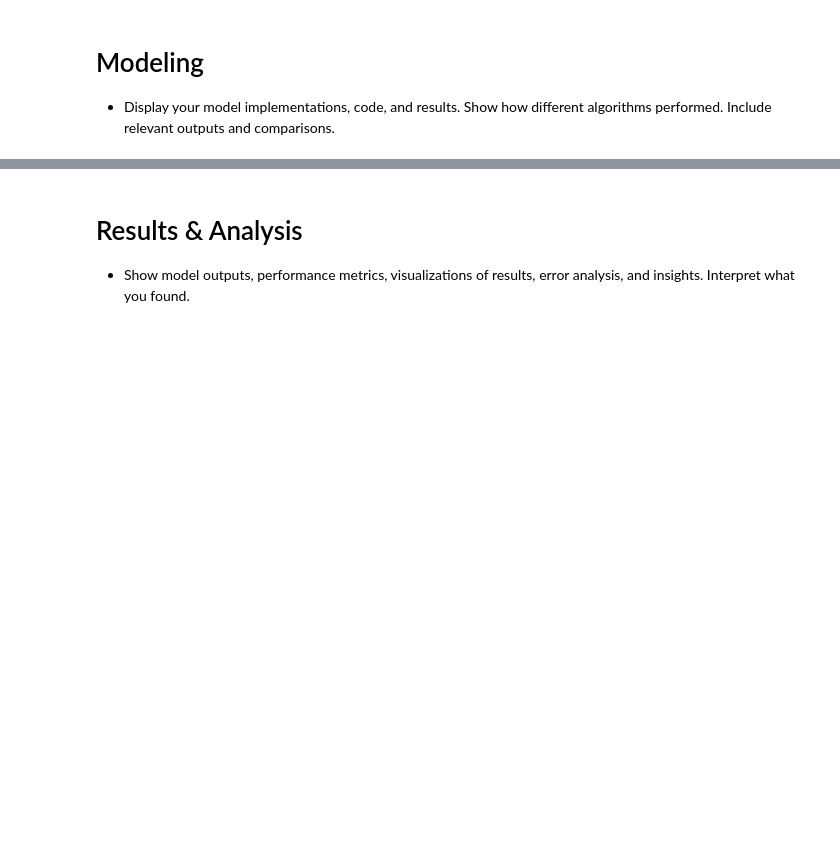
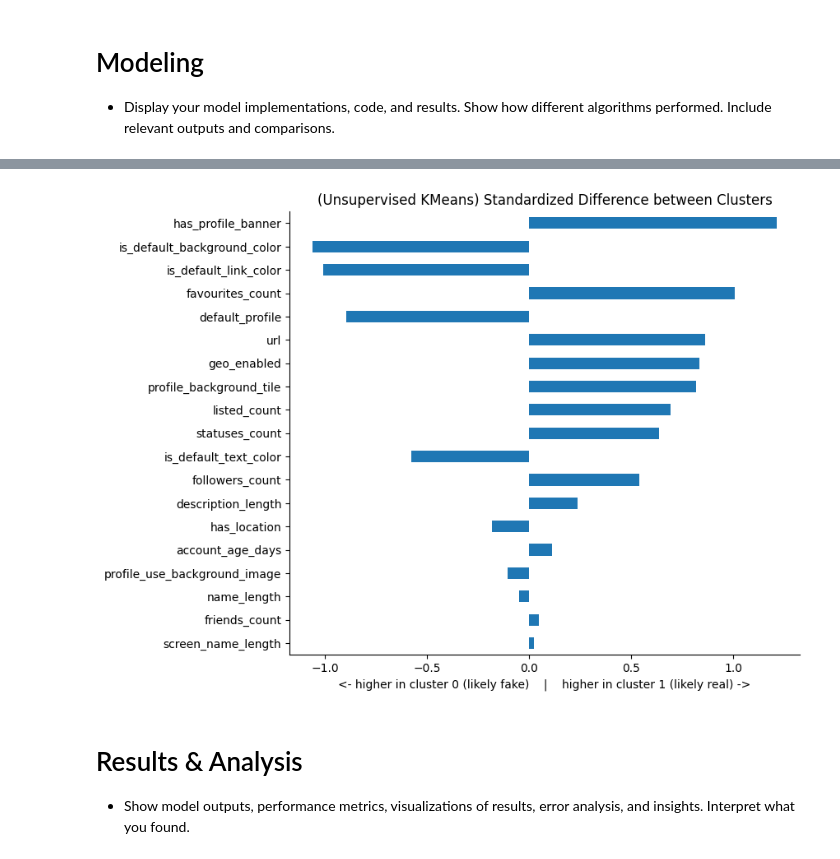
Before and after one commit to Rohan-Yelandur/ml1-final-project, a Jupyter notebook: project_rome.ipynb, the cells around one changed output, grey strips where cells are left out. Cells and saved outputs as stored; diff of their text form; code cells hidden in the pictures; blank space fills up the shorter version.

Commit message:
finalizing decision trees, and added experimental KMeans

```diff
--- a/project_rome.ipynb
+++ b/project_rome.ipynb
@@ -635,0 +667,63 @@ dtype: float64
+# %%
+####### Data Modeling (KMeans): #######
+
+from sklearn.preprocessing import StandardScaler
+from sklearn.decomposition import PCA
+from sklearn.cluster import KMeans
+from sklearn.metrics import adjusted_rand_score, normalized_mutual_info_score
+import warnings
+
+# An additional experiment to unveil unsupervised learning results (for comparison):
+
+warnings.filterwarnings("ignore", category=RuntimeWarning)
+km_df = df.copy()
+km_X = km_df.drop(columns=["is_fake"])
+km_y = km_df["is_fake"]
+km_X = np.log1p(km_X) # computes log(1 + x) for every value. Used for skewed data..
+print("km_df shape: ", km_df.shape, "\n")
+
+km_X_scaled = StandardScaler().fit_transform(km_X)
+km_pca = PCA(random_state=42).fit(km_X_scaled)
+cumulative = np.cumsum(km_pca.explained_variance_ratio_)
+n_components = (np.argmax(cumulative >= .90) + 1)
+print("num components that retain 90% variance: ", n_components)
+# The fact that you need 380 of 574 (66% of the data) means PCA
+# isn't compressing the data much, and wouldn't be great with this data..
+
+km_X_pca = PCA(n_components=n_components, random_state=42).fit_transform(km_X_scaled) # should reduce
+km_labels = KMeans(n_clusters=2, n_init=10, random_state=0).fit_predict(km_X_pca)
+print(f"{'adjusted_rand_score: ':<30} {adjusted_rand_score(km_y, km_labels):.4f}")
+print(f"{'normalized_mutual_info_score: ':<30} {normalized_mutual_info_score(km_y, km_labels):.4f}")
+print(pd.crosstab(km_labels, km_y), "\n")
+
+# However, if we try to remove the string columns, and try pca reduction again,
+# We get:
+string_col_prefixes = ("name_char_", "screen_name_char_", "desc_word_")
+km_X_non_text = km_X[[c for c in km_X.columns if not c.startswith(string_col_prefixes)]]
+
+km_X_scaled = StandardScaler().fit_transform(km_X_non_text)
+km_pca = PCA(random_state=42).fit(km_X_scaled)
+cumulative = np.cumsum(km_pca.explained_variance_ratio_)
+n_components = (np.argmax(cumulative >= .90) + 1)
+print("num components that retain 90% variance: ", n_components)
+
+km_X_pca = PCA(n_components=n_components, random_state=42).fit_transform(km_X_scaled) # should reduce
+km_labels = KMeans(n_clusters=2, n_init=10, random_state=0).fit_predict(km_X_pca)
+if km_y[km_labels == 1].mean() > km_y[km_labels == 0].mean():
+    km_labels = 1 - km_labels # ensures cluster 1 is always the mostly-real cluster
+print(f"{'adjusted_rand_score: ':<30} {adjusted_rand_score(km_y, km_labels):.4f}")
+print(f"{'normalized_mutual_info_score: ':<30} {normalized_mutual_info_score(km_y, km_labels):.4f}")
+print(pd.crosstab(km_labels, km_y))
+
+# look at what separates the clusters:
+km_X_non_text = km_X_non_text.copy()
+km_X_non_text["cluster"] = km_labels
+km_summary = km_X_non_text.groupby("cluster").mean().T
+km_overall_std = km_X_non_text.drop(columns="cluster").std()
+km_summary["diff"] = (km_summary[1] - km_summary[0]) / km_overall_std # To standardize results
+
+km_summary["diff"].sort_values(key=abs).plot.barh(figsize=(8, 7))
+plt.title("(Unsupervised KMeans) Standardized Difference between Clusters")
+plt.xlabel("<- higher in cluster 0 (likely fake)    |    higher in cluster 1 (likely real) ->")
+plt.show()
+# %% [output]
@@ -636,3 +747,4 @@ dtype: float64
+[figure, added]
 # %% [markdown]
 # Results & Analysis
 - Show model outputs, performance metrics, visualizations of results, error analysis, and insights. Interpret what you found.
```
Also changed, not shown: parts of 2 cells of this notebook.
